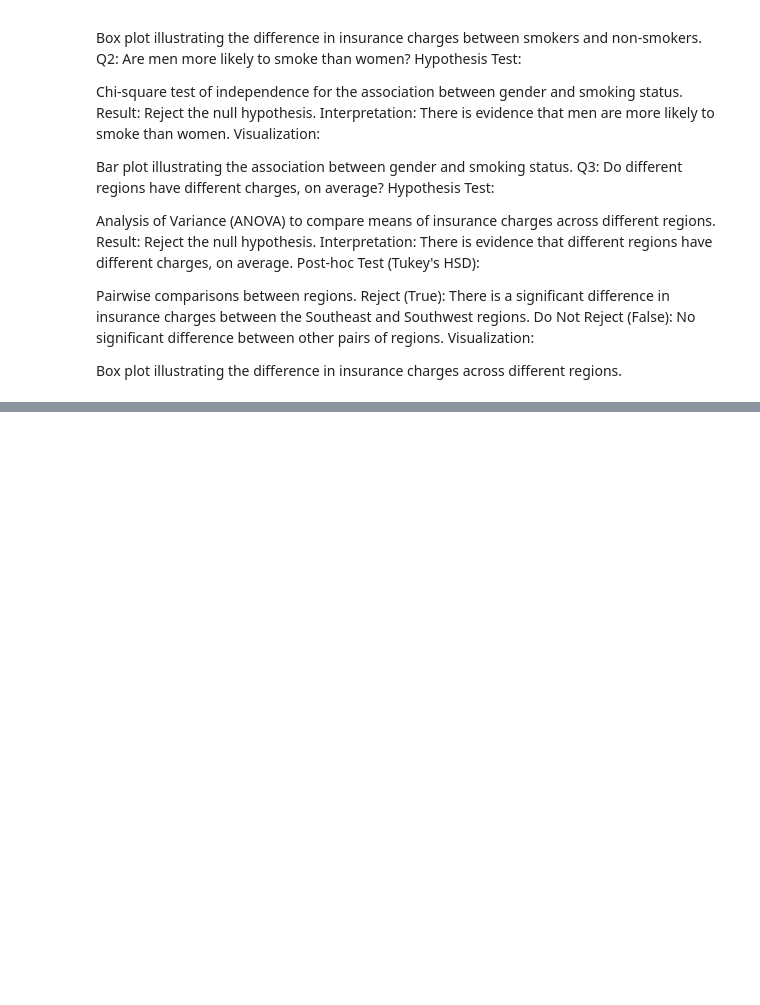
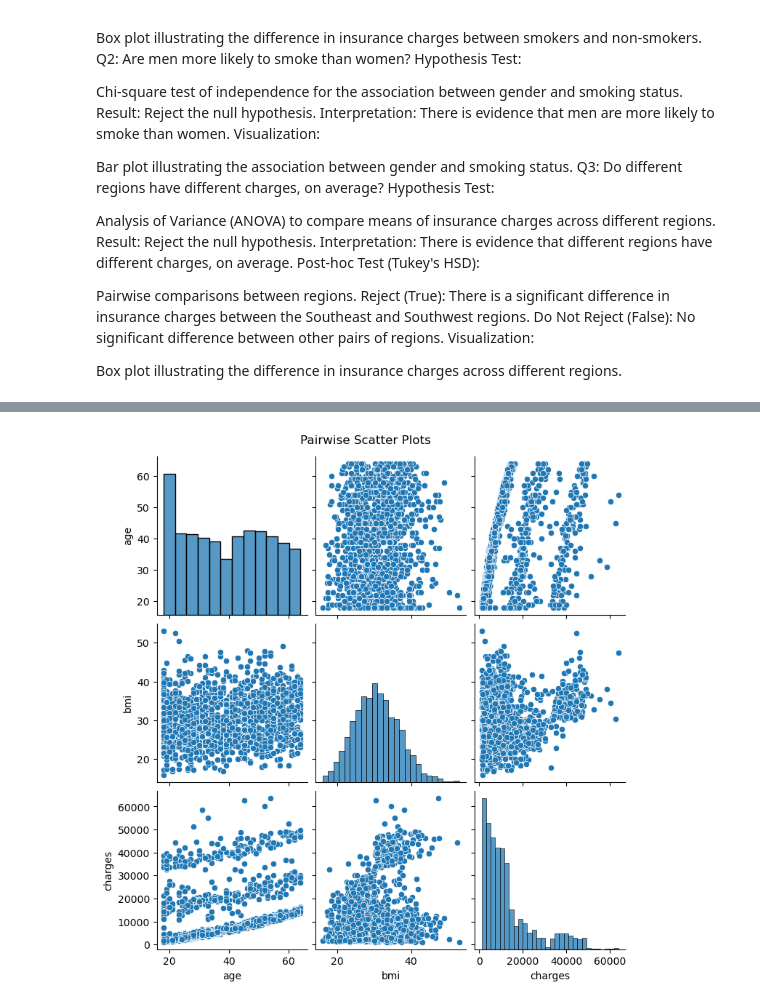
Before and after one commit to codemishka/codemishka-codingdojo-repo-6, a Jupyter notebook: Untitled.ipynb, the cells around one changed output, grey strips where cells are left out. Saved outputs shown, nothing was run; the diff lists cells and outputs as text; code cells hidden in the pictures; blank space fills up the shorter version.

```diff
--- a/Untitled.ipynb
+++ b/Untitled.ipynb
@@ -214,0 +262,6 @@ Box plot illustrating the difference in insurance charges across different regio
+# %%
+sns.pairplot(df[['age', 'bmi', 'charges']])
+plt.suptitle('Pairwise Scatter Plots', y=1.02)
+plt.show()
+# %% [output]
+[figure, added]
```
Also changed, not shown: parts of 18 cells of this notebook.
